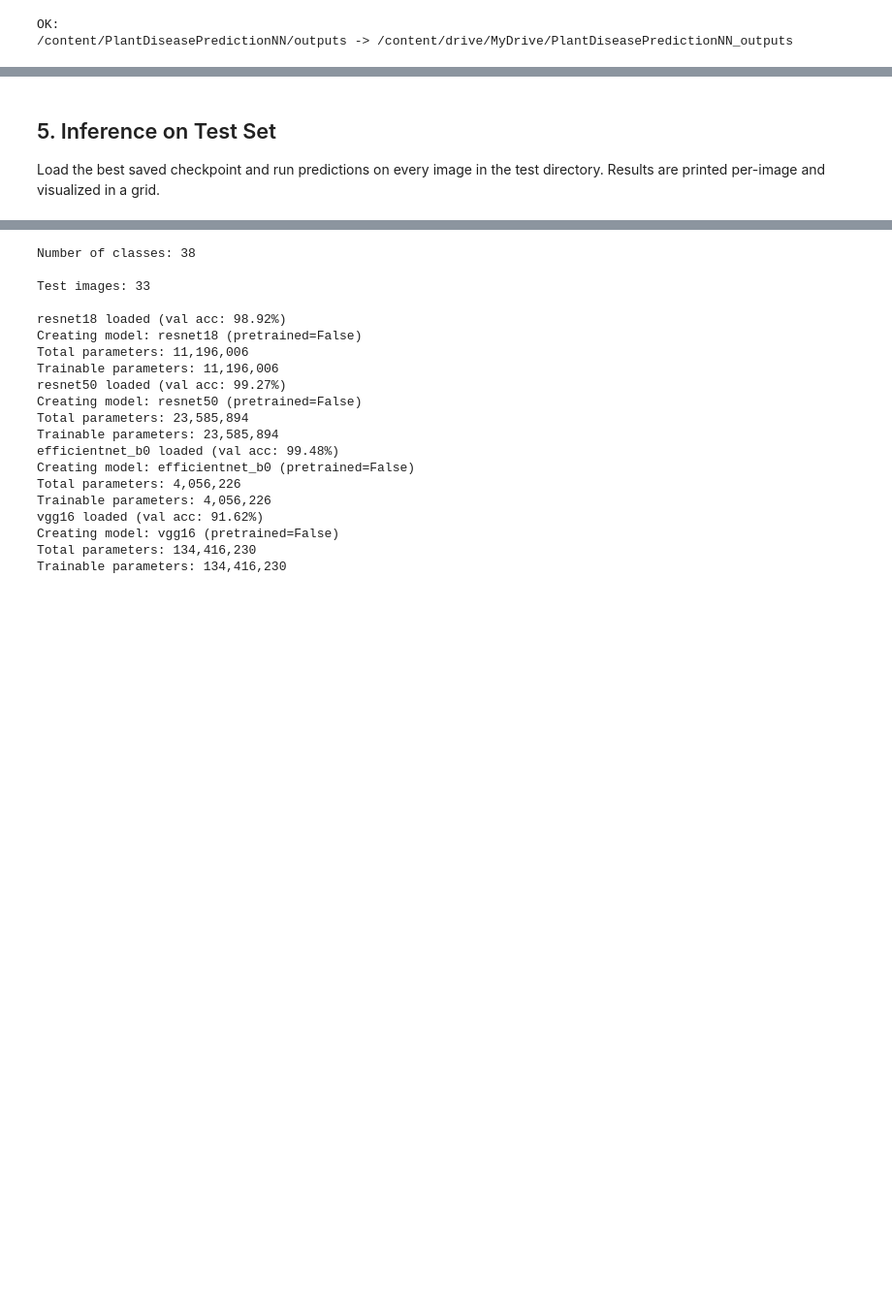
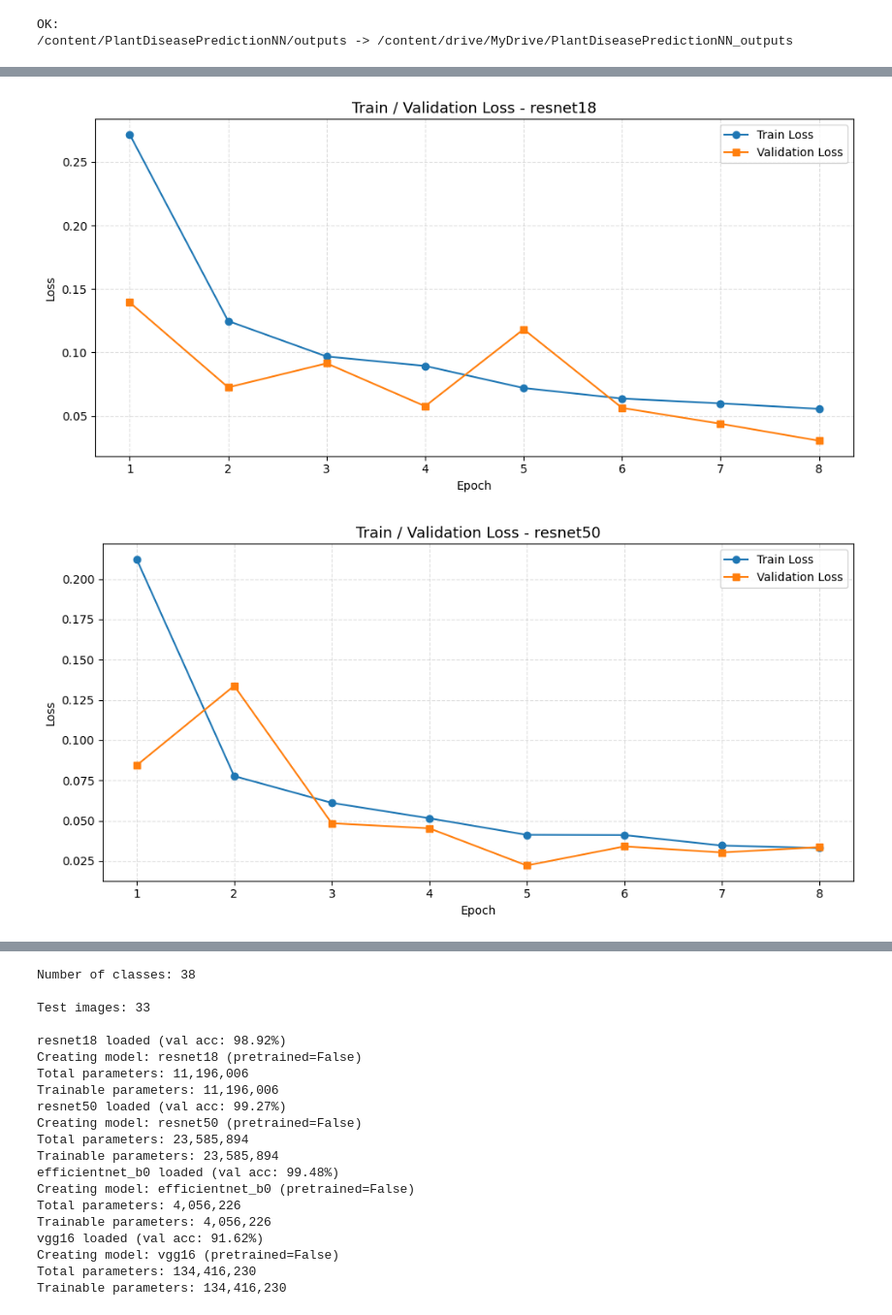
Before and after one commit to StefanLazarevic02/PlantDiseasePredictionNN, a Jupyter notebook: PlantDiseasePrediction.ipynb, the cells around one changed output, grey strips where cells are left out. Shown at 97% size. Drawn from its saved outputs; the diff is of its cells as text; code cells hidden in the pictures; blank space fills up the shorter version.

```diff
--- a/PlantDiseasePrediction.ipynb
+++ b/PlantDiseasePrediction.ipynb
@@ -599,4 +1001,32 @@ Best validation accuracy: 91.62%
-# %% [markdown]
-## 5. Inference on Test Set
-
-Load the best saved checkpoint and run predictions on every image in the test directory. Results are printed per-image and visualized in a grid.
+# %%
+import json
+import matplotlib.pyplot as plt
+
+def plot_loss_per_epoch(model_name, save_path=None):
+    """Crta Train Loss i Validation Loss po epohama (cita iz training_history.json)."""
+    hist_path = f"outputs/{model_name}/training_history.json"
+    with open(hist_path) as f:
+        history = json.load(f)
+
+    epochs = range(1, len(history["train_loss"]) + 1)
+
+    plt.figure(figsize=(10, 5))
+    plt.plot(epochs, history["train_loss"], "o-", label="Train Loss",      color="#1f77b4")
+    plt.plot(epochs, history["valid_loss"], "s-", label="Validation Loss", color="#ff7f0e")
+
+    plt.title(f"Train / Validation Loss - {model_name}", fontsize=13)
+    plt.xlabel("Epoch")
+    plt.ylabel("Loss")
+    plt.legend(loc="best")
+    plt.grid(linestyle="--", alpha=0.4)
+    plt.tight_layout()
+
+    if save_path:
+        plt.savefig(save_path, dpi=150, bbox_inches="tight")
+    plt.show()
+
+for name in ["resnet18", "resnet50", "efficientnet_b0", "vgg16"]:
+    plot_loss_per_epoch(name)
+# %% [output]
+[figure, added]
+[figure, added]
```
Also changed, not shown: parts of 105 cells of this notebook, 5 other files.
